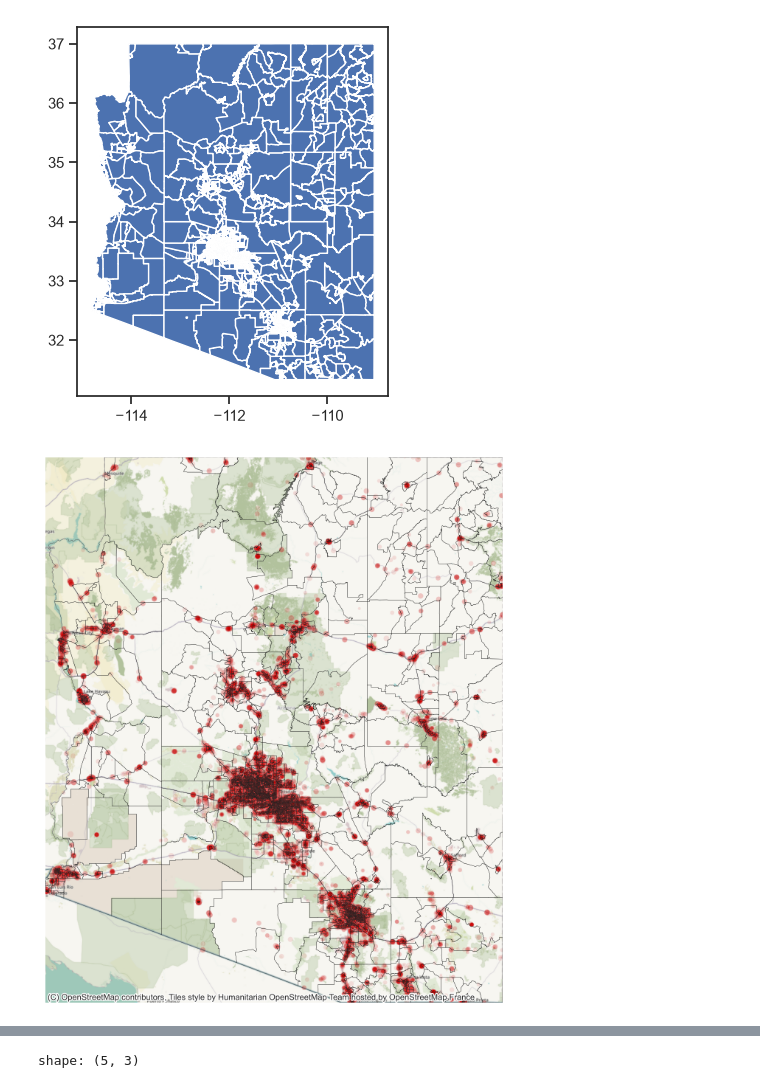
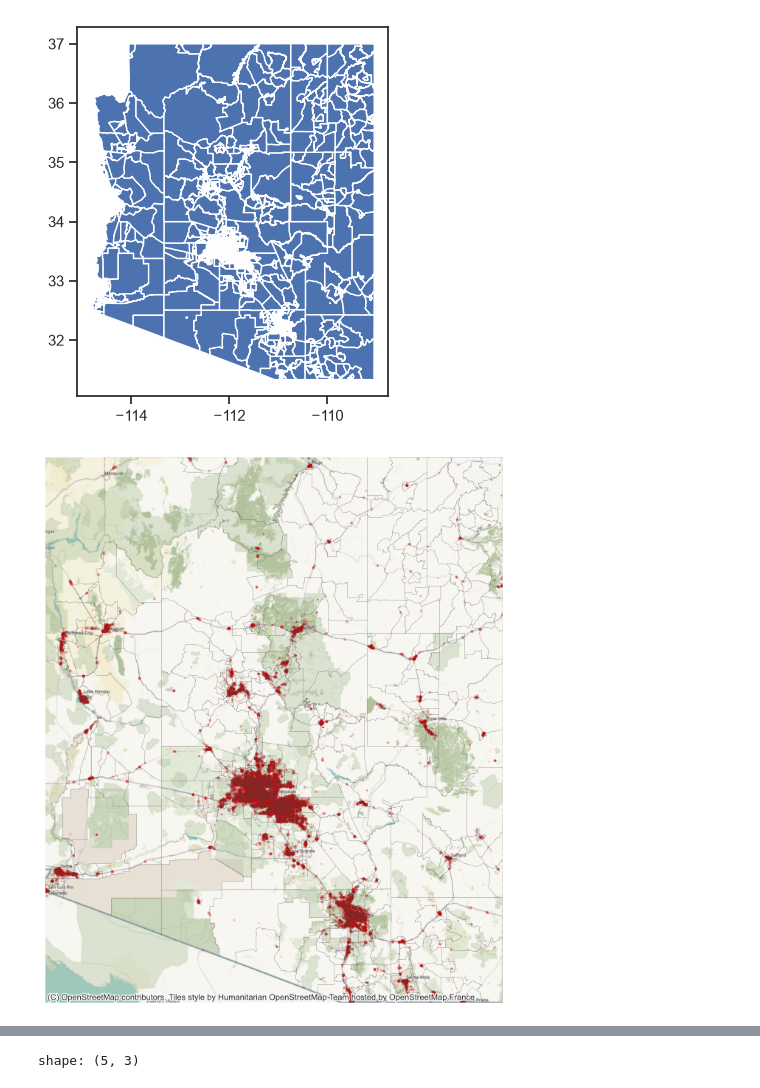
Before and after one commit to marcus-friis/weekly-patterns-plus-exploration, a Jupyter notebook: notebooks/duck-test.ipynb, the cells around one changed output, grey strips where cells are left out. Saved outputs shown, nothing was run; the diff lists cells and outputs as text; code cells hidden in the pictures.

```diff
--- a/notebooks/duck-test.ipynb
+++ b/notebooks/duck-test.ipynb
@@ -21,10 +13,19 @@ con.load_extension("spatial")
 # %%
 ROOT = project_root()
 DATA_PATH = ROOT / "data"
+DUCK_PATH = DATA_PATH / "mydb.duckdb"
 PARQUET_DIR_PATH = DATA_PATH / "2025-weekly-patterns-plus"
 DATA_GLOB = PARQUET_DIR_PATH / "*.parquet"
 CSV_PATH = DATA_PATH / "weekly-patterns-plus-sample.csv"
 US_PATH = DATA_PATH / "us-states.json"
 SHP_PATH = DATA_PATH / "tl_2025_04_bg" / "tl_2025_04_bg.shp"
+# %%
+# config
+sns.set_theme(style="ticks")
+pl.Config.set_engine_affinity("streaming")
+
+con = duckdb.connect(DUCK_PATH, read_only=False)
+con.install_extension("spatial")
+con.load_extension("spatial")
 # %%
 con.execute(f"""
@@ -59,13 +67,18 @@ lf = con.sql("SELECT * FROM wpp_arizona").pl().lazy()
+# %%
+pois = lf.group_by("BRAND", "LONGITUDE", "LATITUDE").agg(
+    pl.col("VISITOR_COUNTS").sum().cast(pl.Float64),
+    pl.col("VISITOR_COUNTS").sum().log().cast(pl.Float64).alias("LOG_VISITOR_COUNTS")
+).with_columns(
+    pl.col("VISITOR_COUNTS")
+        .qcut(10, labels=[str(i) for i in range(1, 11)])
+        .cast(pl.Utf8).cast(pl.Int64).alias("VISITOR_DECILE")
+).collect()
 # %%
-pois = lf.group_by("BRAND", "LONGITUDE", "LATITUDE").agg(
-    pl.col("VISITOR_COUNTS").sum().cast(pl.Float64),
-    pl.col("VISITOR_COUNTS").sum().log().cast(pl.Float64).alias("LOG_VISITOR_COUNTS")
-).collect()
 fig_scale = 2
 fig, ax = plt.subplots(figsize=(6.4*fig_scale, 4.8*fig_scale))
 ax = sns.scatterplot(
     pois, x="LONGITUDE", y="LATITUDE",
-    color="#c00", size="LOG_VISITOR_COUNTS", sizes=(1, 50),
+    color="#c00", size="VISITOR_DECILE", sizes=(1, 10),
     alpha=.1, ax=ax, legend=False
 )
 ax.set_xlim(pois["LONGITUDE"].min(), pois["LONGITUDE"].max())
@@ -90,15 +103,15 @@ gdf.plot()
 # %%
 fig_scale = 2
 fig, ax = plt.subplots(figsize=(6.4*fig_scale, 4.8*fig_scale))
-gdf.boundary.plot(ax=ax, color="#222", linewidth=0.2)
+gdf.boundary.plot(ax=ax, color="#444", linewidth=0.1)
 ax = sns.scatterplot(
     pois, x="LONGITUDE", y="LATITUDE",
-    color="#c00", size="LOG_VISITOR_COUNTS", sizes=(1, 50),
+    color="#c00", size="VISITOR_DECILE", sizes=(1, 10),
     alpha=.1, ax=ax, legend=False
 )
 ax.set_xlim(pois["LONGITUDE"].min(), pois["LONGITUDE"].max())
 ax.set_ylim(pois["LATITUDE"].min(), pois["LATITUDE"].max())
 cx.add_basemap(ax, crs="EPSG:4326", zoom=8)
 ax.set_axis_off()
 # %% [output]
-[figure, old version]
+[figure, new version]
```
Also changed, not shown: parts of 12 cells of this notebook.
